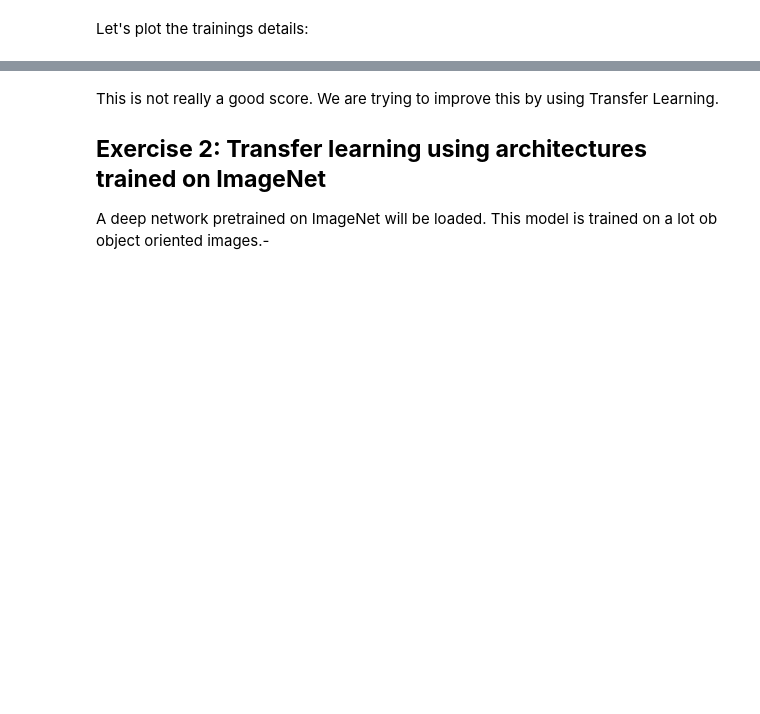
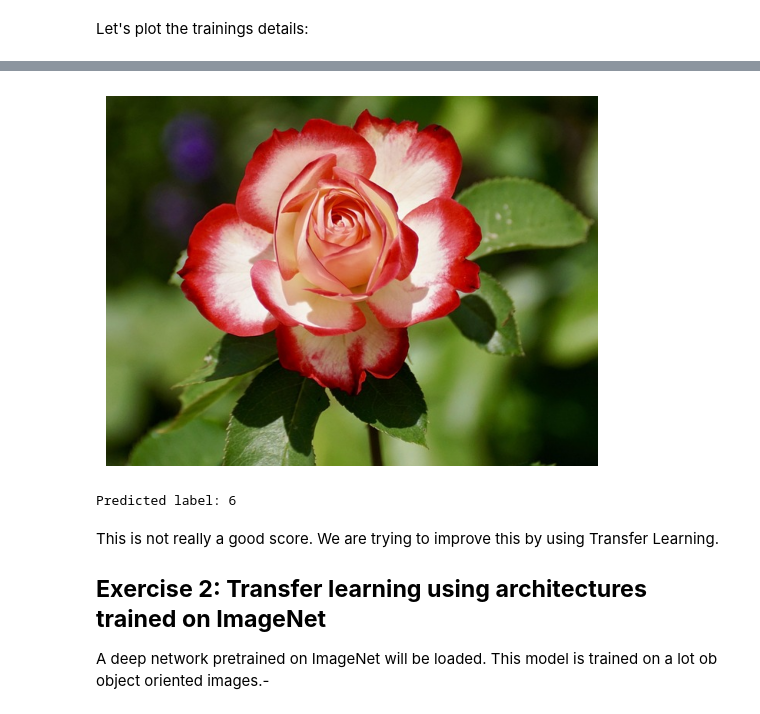
Before and after one commit to AvansICT/Master-RAII-CV, a Jupyter notebook: 03-train-models.ipynb, the cells around one changed output, grey strips where cells are left out. Drawn from its saved outputs; the diff is of its cells as text; code cells hidden in the pictures; blank space fills up the shorter version.

```diff
--- a/03-train-models.ipynb
+++ b/03-train-models.ipynb
@@ -280,3 +272,32 @@ Test Loss:  4.2833 | Test Acc: 9.56%
+# %%
+from PIL import Image
+image = Image.open("rose.jpg").convert("RGB")
+plt.imshow(image)
+plt.axis("off")
+plt.show()
+# %% [output]
+[figure, added]
+# %%
+transform_image = transforms.Compose([
+    transforms.Resize((224, 224)),
+    transforms.ToTensor(),
+    transforms.Normalize(
+        mean=[0.485, 0.456, 0.406],
+        std=[0.229, 0.224, 0.225]
+    )
+])
+
+image = transform_image(image)
+image = image.unsqueeze(0)  # batch dimension toevoegen
+image = image.to(device)
+
+with torch.no_grad():
+    outputs = model(image)
+    _, predicted = torch.max(outputs, 1)
+    label = predicted.item()
+    print("Predicted label:", label)
+# %% [output]
+Predicted label: 6
 # %% [markdown]
 This is not really a good score. We are trying to improve this by using Transfer Learning.
 
```
Also changed, not shown: parts of 20 cells of this notebook, 2 other files.
